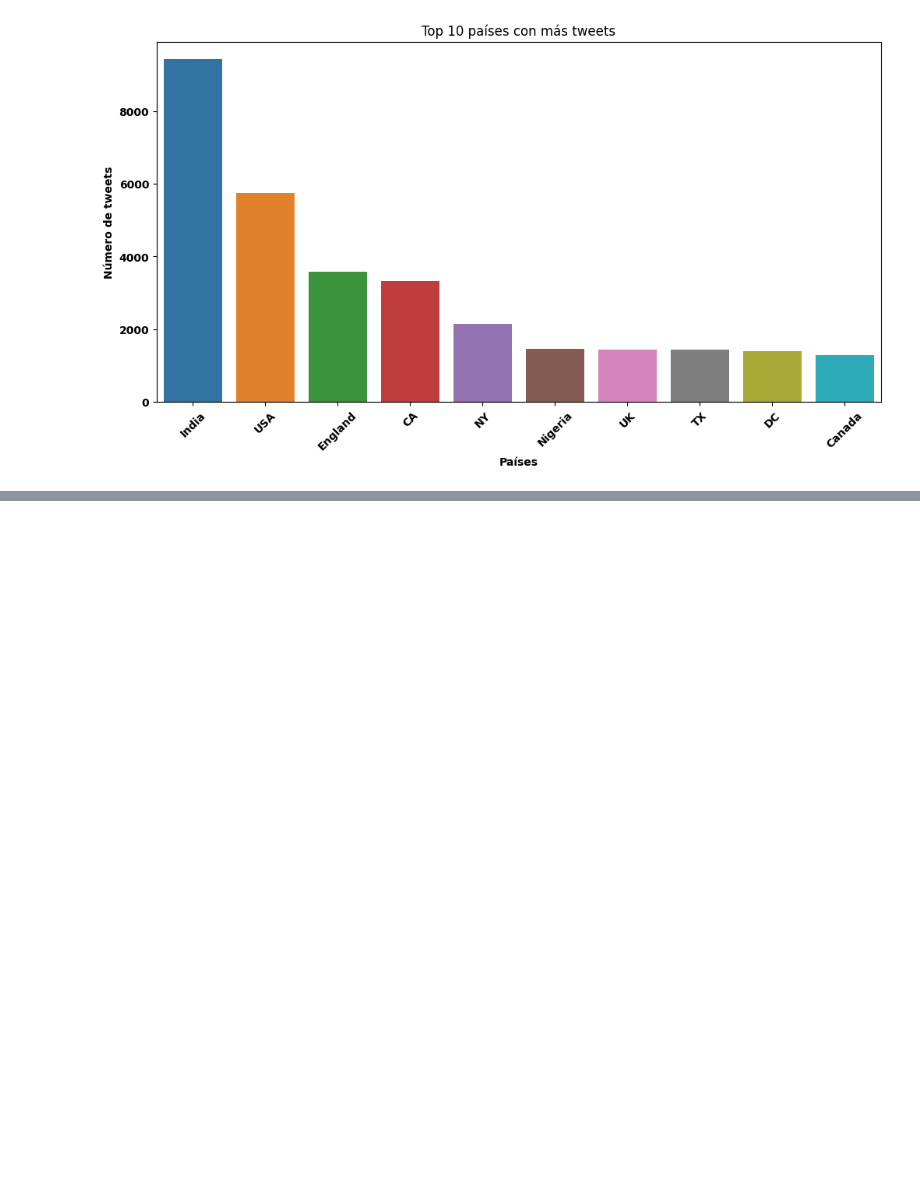
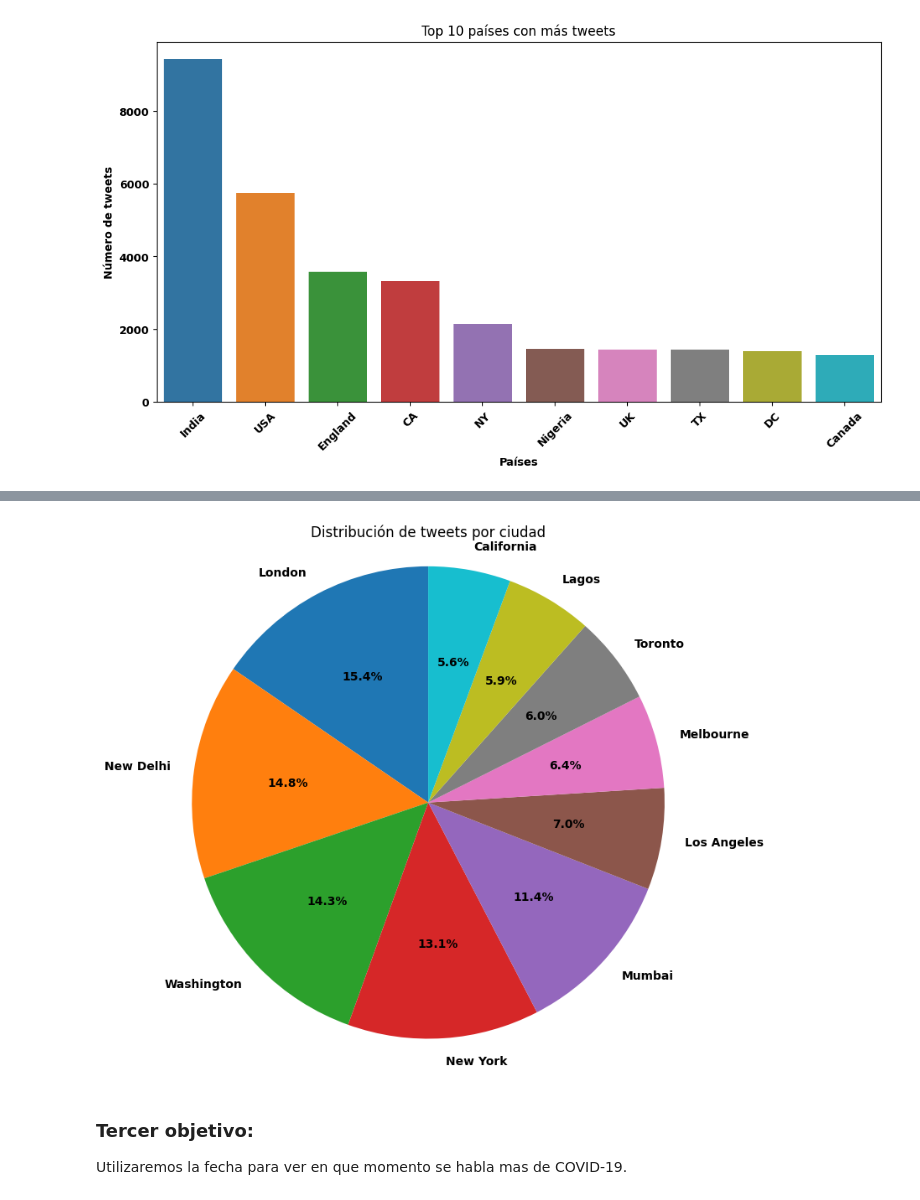
Before and after one commit to Enriquepardo/Dataset-Covid, a Jupyter notebook: DataSet_COVID.ipynb, the cells around one changed output, grey strips where cells are left out. Cells and saved outputs as stored; diff of their text form; code cells hidden in the pictures; blank space fills up the shorter version.

```diff
--- a/DataSet_COVID.ipynb
+++ b/DataSet_COVID.ipynb
@@ -456,0 +468,13 @@ plt.show()
+# %%
+#  Hacemos un grafico de pastel para ver la distribución de los tweets por ciudad
+plt.figure(figsize=(8, 8))
+df_pie = df_filt5['city'].value_counts().head(10)
+plt.pie(df_pie, labels=df_pie.index, autopct='%1.1f%%', startangle=90)
+plt.title('Distribución de tweets por ciudad')
+plt.axis('equal')
+plt.show()
+# %% [output]
+[figure, added]
+# %% [markdown]
+### Tercer objetivo:
+Utilizaremos la fecha para ver en que momento se habla mas de COVID-19.
```
Also changed, not shown: parts of 6 cells of this notebook, 1 other file.
